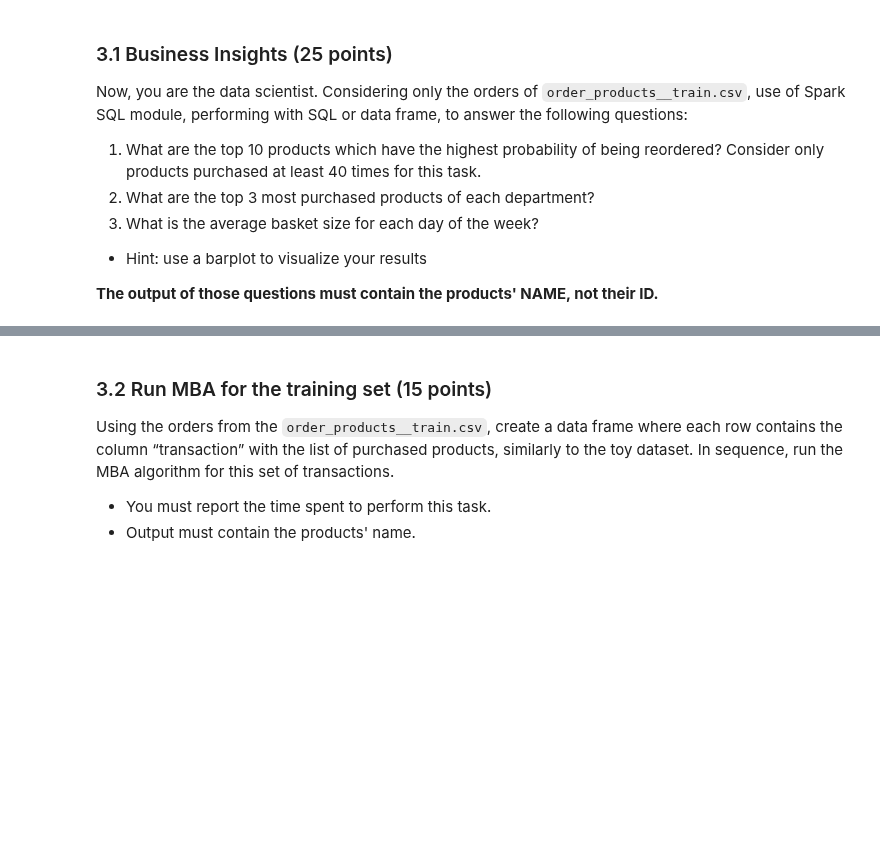
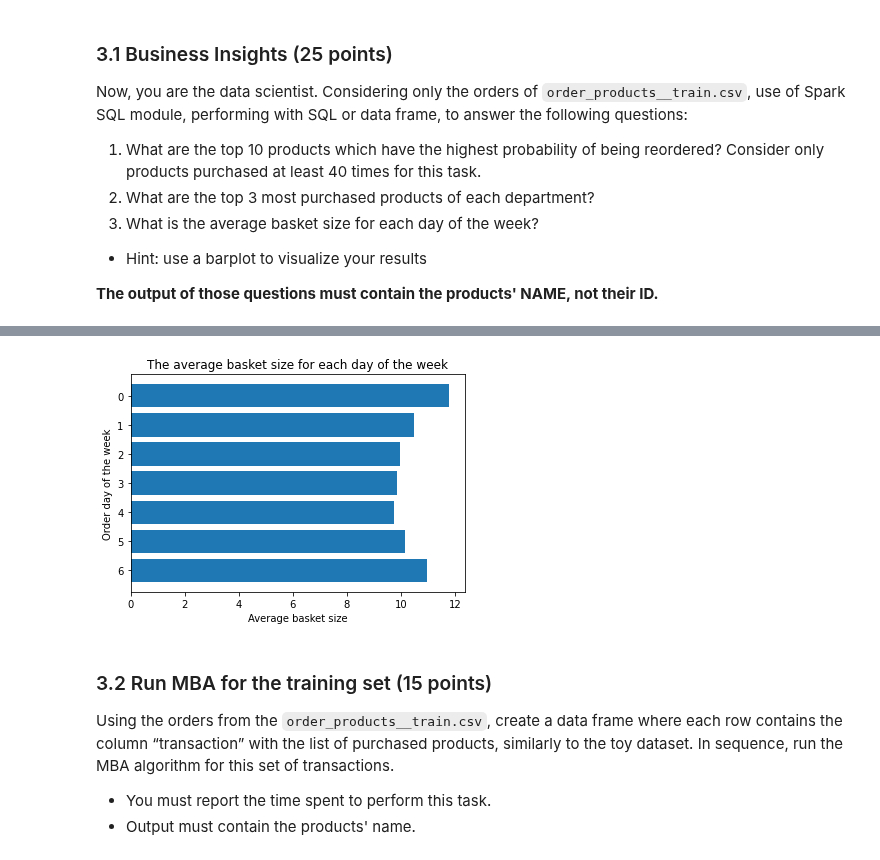
Before and after one commit to OumaymaMessoussi/INF8111, a Jupyter notebook: TP2/TP2_KacemKhaled_OumaymaMessoussi_SemahAissaoui.ipynb, the cells around one changed output, grey strips where cells are left out. Cells and saved outputs as stored; diff of their text form; code cells hidden in the pictures; blank space fills up the shorter version.

```diff
--- a/TP2/TP2_KacemKhaled_OumaymaMessoussi_SemahAissaoui.ipynb
+++ b/TP2/TP2_KacemKhaled_OumaymaMessoussi_SemahAissaoui.ipynb
@@ -728,0 +887,16 @@ Now, you are the data scientist. Considering only the orders of ``order_products
+# %%
+# Question 3
+df_q3 = spark.sql("""
+              SELECT order_dow,
+                    Avg(basket_size) AS avg_basket_size
+              FROM   (SELECT order_id,
+                            Count(product_id) AS basket_size
+                      FROM   order_prod
+                      GROUP  BY order_id) AS orders_baskets
+                    INNER JOIN orders AS o
+                            ON o.order_id = orders_baskets.order_id
+              GROUP  BY order_dow
+              ORDER  BY order_dow
+""")
+
+df_q3.show(truncate = False)
@@ -729,3 +915,20 @@ Now, you are the data scientist. Considering only the orders of ``order_products
+# %%
+# Visualization
+
+order_dow = df_q3.select("order_dow").rdd.flatMap(lambda x: x).collect()
+avg_basket_size  = df_q3.select("avg_basket_size").rdd.flatMap(lambda x: x).collect()
+
+tmp = range(len(order_dow))
+
+plt.barh(tmp,avg_basket_size )
+plt.yticks(tmp, order_dow)
+plt.gca().invert_yaxis()
+plt.xlabel("Average basket size")
+plt.ylabel("Order day of the week")
+plt.title("The average basket size for each day of the week")
+plt.show()
+# %% [output]
+[figure, added]
 # %% [markdown]
 ### 3.2 Run MBA for the training set (15 points)
 
```
Also changed, not shown: parts of 17 cells of this notebook.
